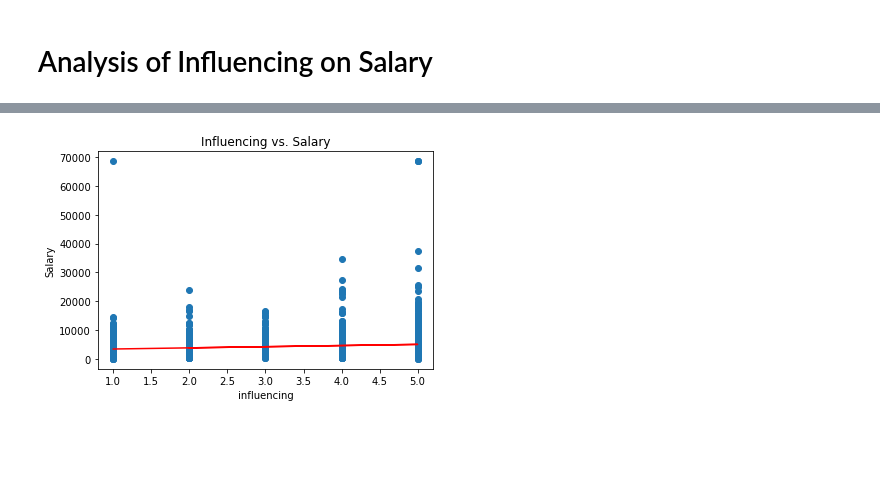
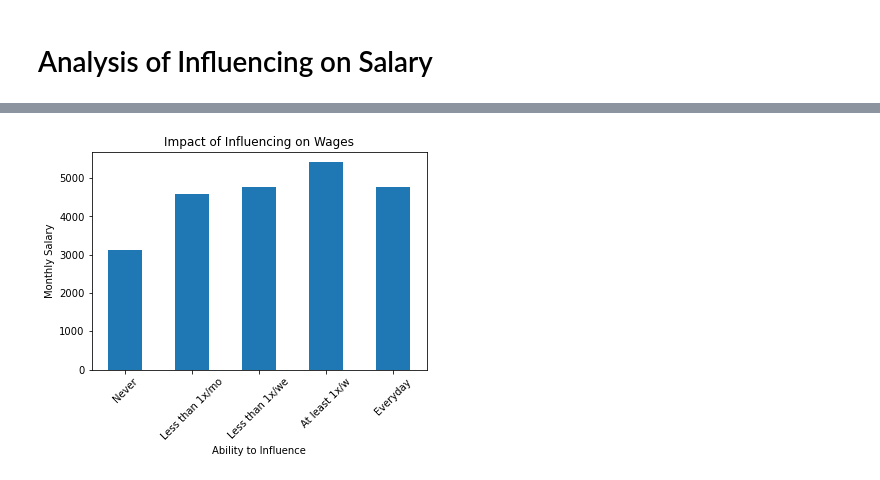
Before and after one commit to JCNdongo/ThreeKings-Project1, a Jupyter notebook: salary_group_analysis.ipynb, the cells around one changed output, grey strips where cells are left out. Saved outputs shown, nothing was run; the diff lists cells and outputs as text; code cells hidden in the pictures; blank space fills up the shorter version.

Commit message:
Group Presentation Final

```diff
--- a/salary_group_analysis.ipynb
+++ b/salary_group_analysis.ipynb
@@ -192,13 +180,12 @@ Covariance Type:            nonrobust
 
 Notes:
 [1] Standard Errors assume that the covariance matrix of the errors is correctly specified.
-# %%
-# Scatter plot with regression line
-plt.scatter(df['influencing'], df['monthly_salary'])
-plt.plot(df['influencing'], results.predict(), color='red')
-plt.xlabel('influencing')
-plt.ylabel('Salary')
-plt.title('Influencing vs. Salary')
-plt.show()
-# %% [output]
-[figure, removed]
+# %%
+# Scatter plot with regression line
+Influencing_df = df.groupby('influencing').mean().monthly_salary.plot(kind="bar")
+plt.xlabel('Ability to Influence')
+plt.ylabel('Monthly Salary')
+plt.xticks(np.arange(5), ['Never', 'Less than 1x/mo', 'Less than 1x/we', 'At least 1x/w', 'Everyday'], rotation=45)
+plt.title('Impact of Influencing on Wages');
+# %% [output]
+[figure, added]
```
Also changed, not shown: parts of 9 cells of this notebook.
